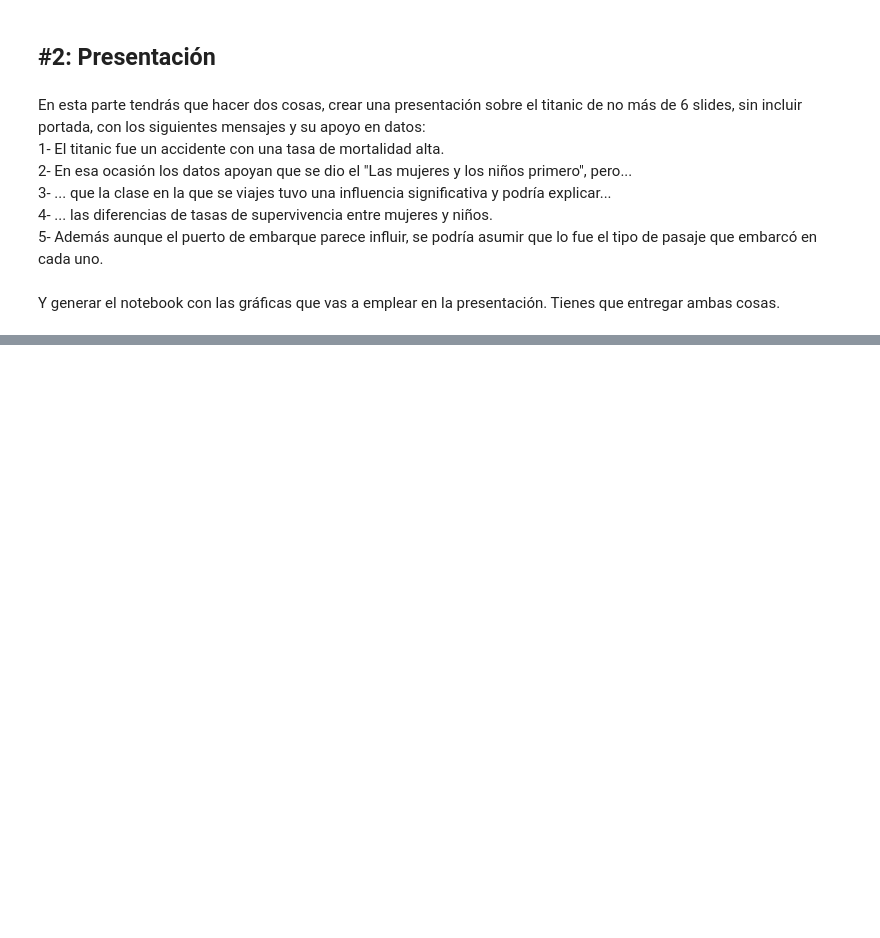
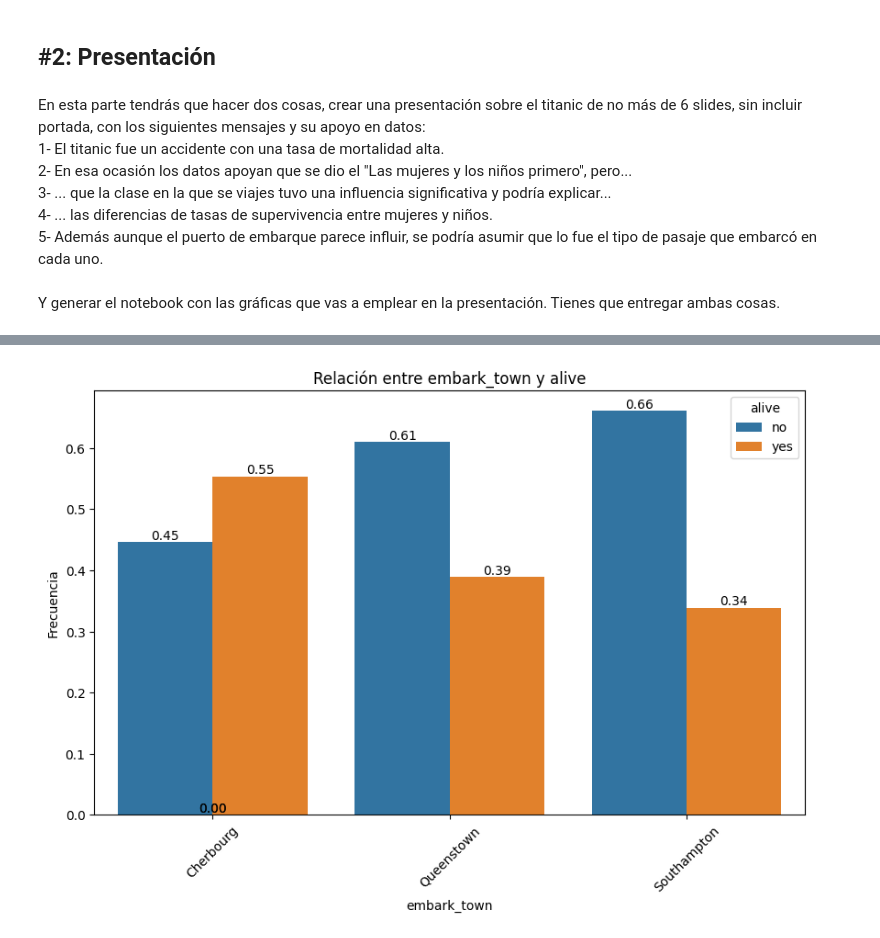
Before and after one commit to enax93/ONLINE_DS_THEBRIDGE_EmmaCollado, a Jupyter notebook: 03_Analisis_de_Datos/Sprint_08/Unidad_02/Practica_Obligatoria/18_Practica_Obligatoria_Visualizacion_Presentacion.ipynb, the cells around one changed output, grey strips where cells are left out. Drawn from its saved outputs; the diff is of its cells as text; code cells hidden in the pictures; blank space fills up the shorter version.

```diff
--- a/03_Analisis_de_Datos/Sprint_08/Unidad_02/Practica_Obligatoria/18_Practica_Obligatoria_Visualizacion_Presentacion.ipynb
+++ b/03_Analisis_de_Datos/Sprint_08/Unidad_02/Practica_Obligatoria/18_Practica_Obligatoria_Visualizacion_Presentacion.ipynb
@@ -165,0 +260,4 @@ Y generar el notebook con las gráficas que vas a emplear en la presentación. T
+# %%
+plot_categorical_relationship_fin(df_titanic,"embark_town","alive",relative_freq=True,show_values=True)
+# %% [output]
+[figure, added]
```
Also changed, not shown: parts of 11 cells of this notebook.
